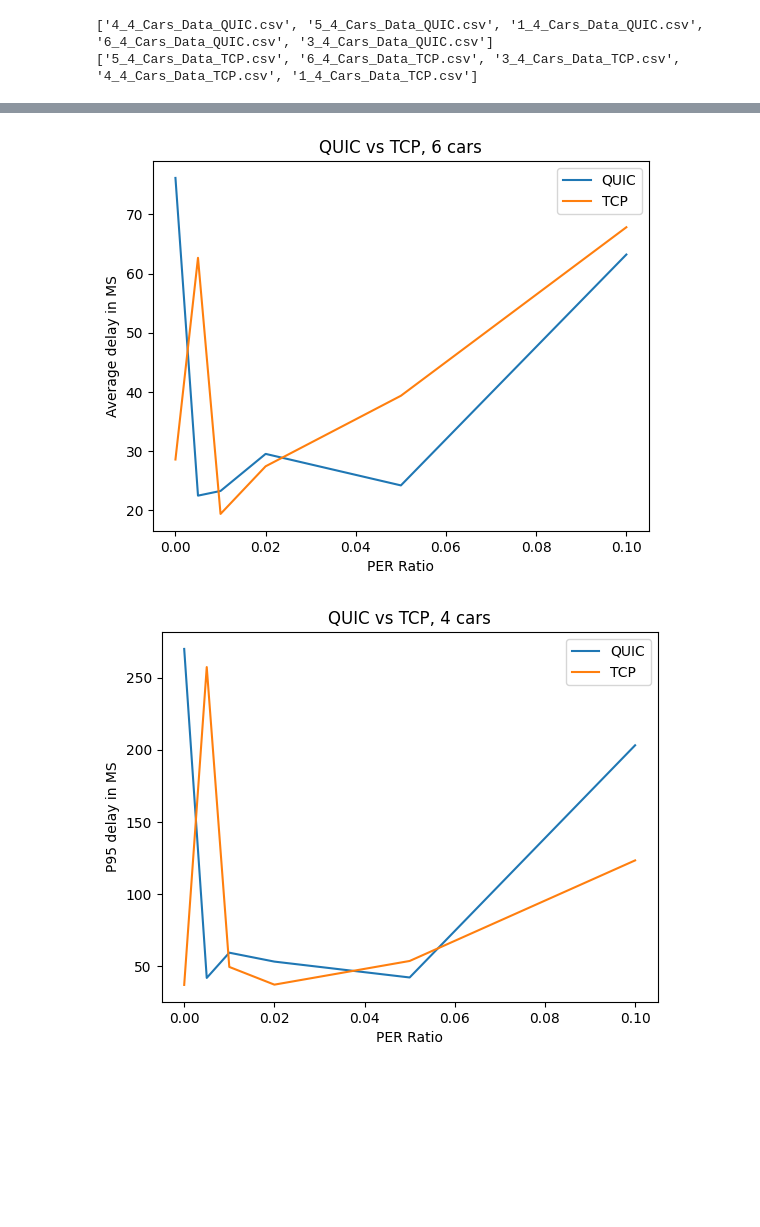
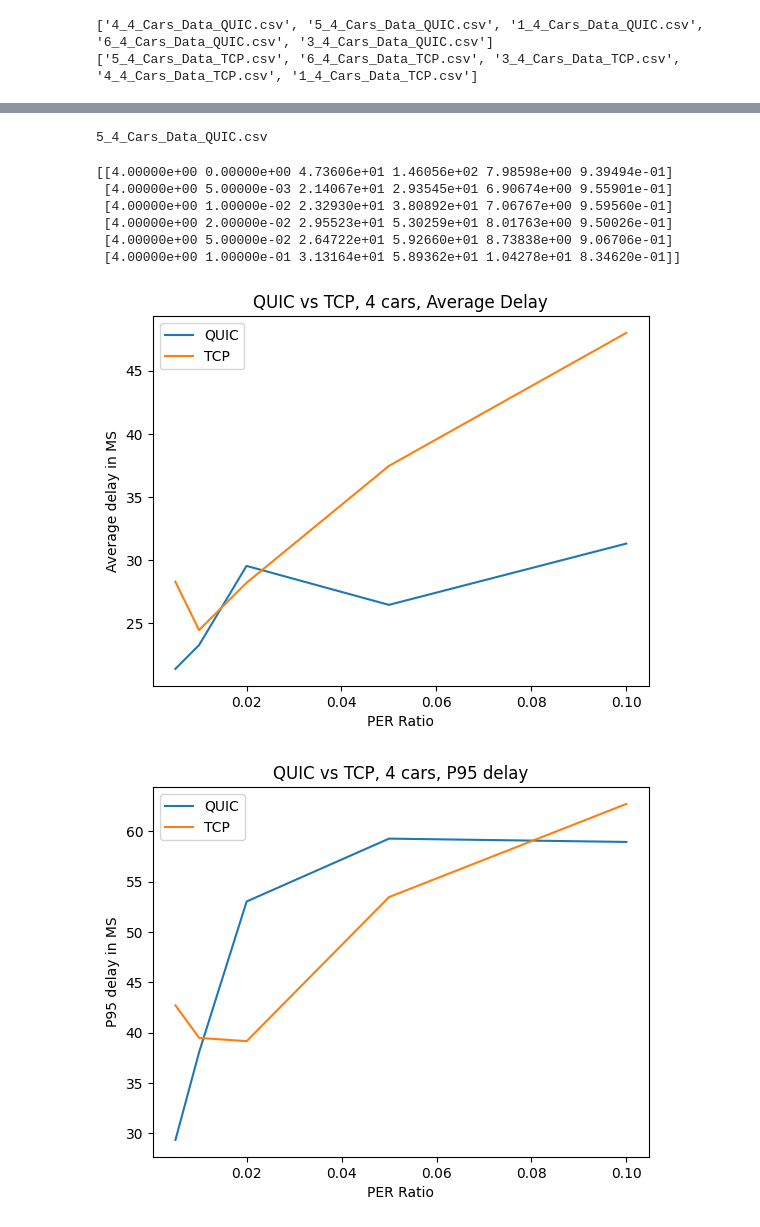
Before and after one commit to TimothyMarchant/EE6750_Goodputscript, a Jupyter notebook: PythonSrc/QUICVsTCPPlotterNotebook.ipynb, the cells around one changed output, grey strips where cells are left out. Drawn from its saved outputs; the diff is of its cells as text; code cells hidden in the pictures; blank space fills up the shorter version.

```diff
--- a/PythonSrc/QUICVsTCPPlotterNotebook.ipynb
+++ b/PythonSrc/QUICVsTCPPlotterNotebook.ipynb
@@ -21,0 +17,19 @@ TCPCSVFiles=[]
+# %%
+FourVehicleFolder="4Vehicle"
+EightVehicleFolder="8Vehicle"
+TwleveVehicleFolder="12Vehicle"
+QUICDataFolder="QUICcsv"
+TCPDataFolder="TCPcsv"
+CombinedDataOutputFolder='CombinedData'
+QUICCSVFiles=[]
+TCPCSVFiles=[]
+NumOfTrials=5
+NumOfIndexs=6
+NumOfPERValues=6
+#Constants
+VEHICLEINDEX=0
+PERINDEX=1
+AVGDELAYINDEX=2
+P95INDEX=3
+JITTERINDEX=4
+GOODPUTINDEX=5
@@ -91,0 +54,4 @@ plt.show()
+# %%
+print(QUICCSVFiles[1])
+# %% [output]
+5_4_Cars_Data_QUIC.csv
@@ -92,6 +87,18 @@ plt.show()
+# %%
+print(AverageQUICResults)
+CombinedFileName="Combined4.csv"
+np.savetxt(CombinedDataOutputFolder+"/"+"QUIC"+CombinedFileName,AverageQUICResults,delimiter=',')
+np.savetxt(CombinedDataOutputFolder+"/"+"TCP"+CombinedFileName,AverageTCPResults,delimiter=',')
+# %% [output]
+[[4.00000e+00 0.00000e+00 4.73606e+01 1.46056e+02 7.98598e+00 9.39494e-01]
+ [4.00000e+00 5.00000e-03 2.14067e+01 2.93545e+01 6.90674e+00 9.55901e-01]
+ [4.00000e+00 1.00000e-02 2.32930e+01 3.80892e+01 7.06767e+00 9.59560e-01]
+ [4.00000e+00 2.00000e-02 2.95523e+01 5.30259e+01 8.01763e+00 9.50026e-01]
+ [4.00000e+00 5.00000e-02 2.64722e+01 5.92660e+01 8.73838e+00 9.06706e-01]
+ [4.00000e+00 1.00000e-01 3.13164e+01 5.89362e+01 1.04278e+01 8.34620e-01]]
 # %%
-AvgDelayArrayQUIC=np.loadtxt(QUICDataFolder+"/"+QUICCSVFiles[0],delimiter=',',skiprows=1,usecols=(PERINDEX,AVGDELAYINDEX))
-AvgDelayArrayTCP=np.loadtxt(TCPDataFolder+"/"+TCPCSVFiles[0],delimiter=',',skiprows=1,usecols=(PERINDEX,AVGDELAYINDEX))
+AvgDelayArrayQUIC=np.loadtxt(CombinedDataOutputFolder+"/"+"QUIC"+CombinedFileName,delimiter=',',skiprows=1,usecols=(PERINDEX,AVGDELAYINDEX))
+AvgDelayArrayTCP=np.loadtxt(CombinedDataOutputFolder+"/"+"TCP"+CombinedFileName,delimiter=',',skiprows=1,usecols=(PERINDEX,AVGDELAYINDEX))
 plt.plot(AvgDelayArrayQUIC[0:,0],AvgDelayArrayQUIC[0:,1],label="QUIC")
 plt.plot(AvgDelayArrayTCP[0:,0],AvgDelayArrayTCP[0:,1],label="TCP")
 plt.legend()
@@ -99,38 +106,38 @@ plt.xlabel("PER Ratio")
 plt.ylabel("Average delay in MS")
 plt.title("QUIC vs TCP, 4 cars, Average Delay")
 
 plt.show()
 
-P95ArrayQUIC=np.loadtxt(QUICDataFolder+"/"+QUICCSVFiles[0],delimiter=',',skiprows=1,usecols=(PERINDEX,P95INDEX))
-P95ArrayTCP=np.loadtxt(TCPDataFolder+"/"+TCPCSVFiles[0],delimiter=',',skiprows=1,usecols=(PERINDEX,P95INDEX))
+P95ArrayQUIC=np.loadtxt(CombinedDataOutputFolder+"/"+"QUIC"+CombinedFileName,delimiter=',',skiprows=1,usecols=(PERINDEX,P95INDEX))
+P95ArrayTCP=np.loadtxt(CombinedDataOutputFolder+"/"+"TCP"+CombinedFileName,delimiter=',',skiprows=1,usecols=(PERINDEX,P95INDEX))
 plt.plot(P95ArrayQUIC[0:,0],P95ArrayQUIC[0:,1],label="QUIC")
 plt.plot(P95ArrayTCP[0:,0],P95ArrayTCP[0:,1],label="TCP")
 plt.legend()
 plt.xlabel("PER Ratio")
 plt.ylabel("P95 delay in MS")
 plt.title("QUIC vs TCP, 4 cars, P95 delay")
 
 plt.show()
-JitterArrayQUIC=np.loadtxt(QUICDataFolder+"/"+QUICCSVFiles[0],delimiter=',',skiprows=1,usecols=(PERINDEX,JITTERINDEX))
-JitterArrayTCP=np.loadtxt(TCPDataFolder+"/"+TCPCSVFiles[0],delimiter=',',skiprows=1,usecols=(PERINDEX,JITTERINDEX))
+JitterArrayQUIC=np.loadtxt(CombinedDataOutputFolder+"/"+"QUIC"+CombinedFileName,delimiter=',',skiprows=1,usecols=(PERINDEX,JITTERINDEX))
+JitterArrayTCP=np.loadtxt(CombinedDataOutputFolder+"/"+"TCP"+CombinedFileName,delimiter=',',skiprows=1,usecols=(PERINDEX,JITTERINDEX))
 plt.plot(JitterArrayQUIC[0:,0],JitterArrayQUIC[0:,1],label="QUIC")
 plt.plot(JitterArrayTCP[0:,0],JitterArrayTCP[0:,1],label="TCP")
 plt.legend()
 plt.xlabel("PER Ratio")
 plt.ylabel("Average Jitter in MS")
 plt.title("QUIC vs TCP, 4 cars, Jitter")
 
 plt.show()
 
-GoodputArrayQUIC=np.loadtxt(QUICDataFolder+"/"+QUICCSVFiles[0],delimiter=',',skiprows=1,usecols=(PERINDEX,GOODPUTINDEX))
-GoodputArrayTCP=np.loadtxt(TCPDataFolder+"/"+TCPCSVFiles[0],delimiter=',',skiprows=1,usecols=(PERINDEX,GOODPUTINDEX))
+GoodputArrayQUIC=np.loadtxt(CombinedDataOutputFolder+"/"+"QUIC"+CombinedFileName,delimiter=',',skiprows=1,usecols=(PERINDEX,GOODPUTINDEX))
+GoodputArrayTCP=np.loadtxt(CombinedDataOutputFolder+"/"+"TCP"+CombinedFileName,delimiter=',',skiprows=1,usecols=(PERINDEX,GOODPUTINDEX))
 plt.plot(GoodputArrayQUIC[0:,0],GoodputArrayQUIC[0:,1],label="QUIC")
 plt.plot(GoodputArrayTCP[0:,0],GoodputArrayTCP[0:,1],label="TCP")
 plt.legend()
 plt.xlabel("PER Ratio")
 plt.ylabel("Goodput in Mbs")
 plt.title("QUIC vs TCP, 4 cars, Goodput")
 plt.show()
 # %% [output]
-[figure, old version]
+[figure, new version]
-[figure, old version]
+[figure, new version]
```
Also changed, not shown: parts of 12 cells of this notebook.
